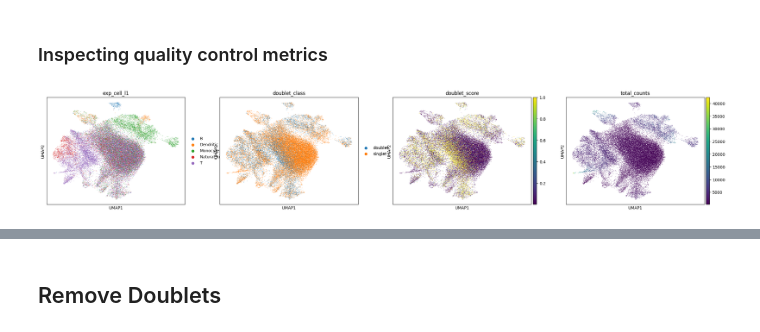
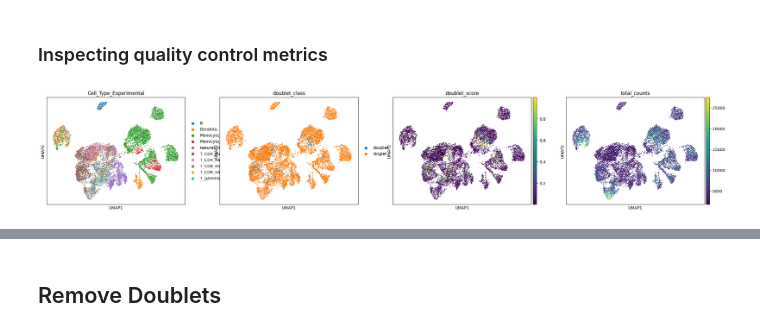
Before and after one commit to djlisko01/rhapsody-analysis-notebook, a Jupyter notebook: jupyter_notebooks/3a_dblt_check.ipynb, the cells around one changed output, grey strips where cells are left out. Cells and saved outputs as stored; diff of their text form; code cells hidden in the pictures.

```diff
--- a/jupyter_notebooks/3a_dblt_check.ipynb
+++ b/jupyter_notebooks/3a_dblt_check.ipynb
@@ -66,7 +66,11 @@ File saved to ../data/
 # %%
-binomial_dev = pd.read_csv("../data/tmp/binomial.dev.csv", index_col=0)
-binomial_dev.columns = binomial_dev.columns.str.replace(".", "_")
-mdata["gex"].var = mdata["gex"].var.join(binomial_dev)
+try:
+    binomial_dev = pd.read_csv("../data/tmp/binomial.dev.csv", index_col=0)
+    binomial_dev.columns = binomial_dev.columns.str.replace(".", "_")
+    mdata["gex"].var = mdata["gex"].var.join(binomial_dev)
+except FileNotFoundError:
+    message = "You need to run the R markdown devianceFeatureSelection.Rmd script first if you want include doublet classification and then rerun this chunk"
+    display(Javascript(f"alert('{message}')"))
 # %%
 # Can Adjust this!
 n_genes = 4000
@@ -115,6 +119,7 @@ fig.savefig("../figures/dblt_figs/dispers_vs_means.svg", transparent=True)
 # %%
 # Choose parameter for highly_variable
 highly_var = "highly_variable"
+highly_var = "highly_deviant"
 
 mdata["gex"].layers["raw"] = mdata["gex"].X.copy()
 mdata["gex"].X = mdata["gex"].layers["log1p_norm"].copy()
@@ -191,21 +183,21 @@ sc.tl.umap(adata_hv)
 # %%
 adata_hv.obs["exp_cell_l1"] = ["_".join(cell) if "Natural" in cell else cell[0] for cell in adata_hv.obs.Cell_Type_Experimental.str.split("_") ]
 # %%
-colors = ["exp_cell_l1", "doublet_class", "doublet_score", "total_counts"]
+colors = ["Cell_Type_Experimental", "doublet_class", "doublet_score", "total_counts"]
 
 with warnings.catch_warnings():
     warnings.simplefilter("ignore")
     axes = sc.pl.umap(adata_hv,
-                     color=["exp_cell_l1", "doublet_class", "doublet_score", "total_counts"],
+                     color=colors,
                      show=False
               )
 
     umap_dir = os.path.join(dblt_figs, "umaps")
 
     if not os.path.isdir(umap_dir):
         os.mkdir(umap_dir)
 
     # for color, ax in zip(colors, axes):
     plt.savefig(os.path.join(umap_dir, f"umap_qc_{'_'.join(colors)}"))
 # %% [output]
-[figure, old version]
+[figure, new version]
```
Also changed, not shown: parts of 21 cells of this notebook, 12 other files.
